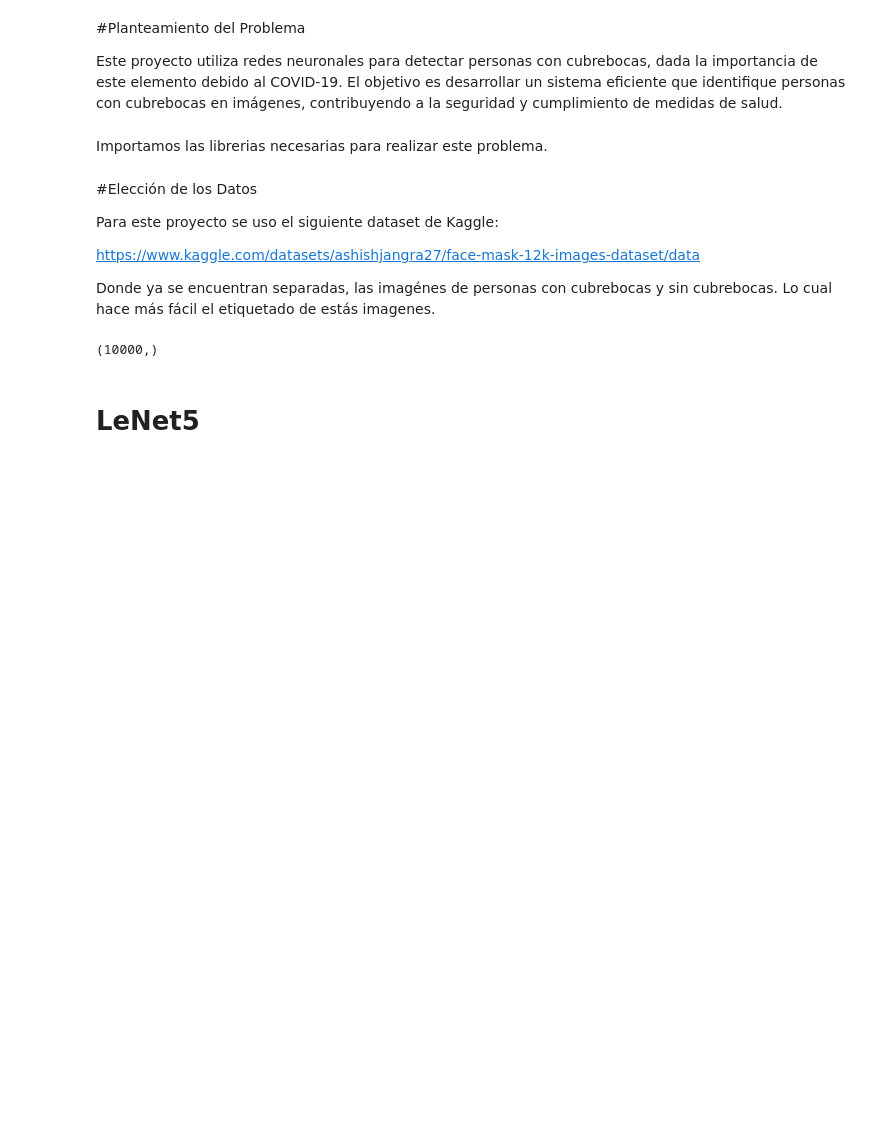
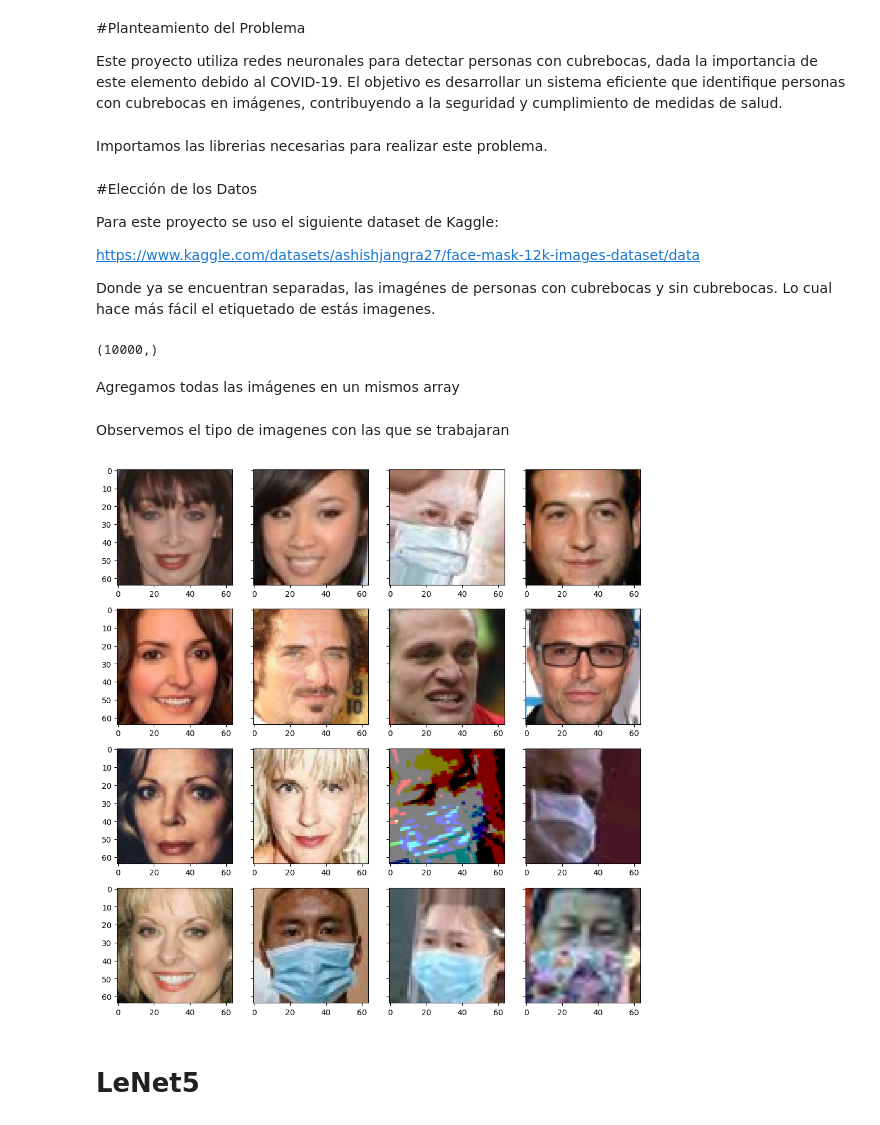
Before and after one commit to DCI-alxogm/ml2023-PotterSR, a Jupyter notebook: ProyectoFinal/ProyectoFinal_ML.ipynb, the cells around one changed output. Saved outputs shown, nothing was run; the diff lists cells and outputs as text; code cells hidden in the pictures; blank space fills up the shorter version.

```diff
--- a/ProyectoFinal/ProyectoFinal_ML.ipynb
+++ b/ProyectoFinal/ProyectoFinal_ML.ipynb
@@ -68,5 +58,7 @@ y = np.hstack([y_yes, y_no])
 y.shape
 # %% [output]
 (10000,)
+# %% [markdown]
+Agregamos todas las imágenes en un mismos array
 # %%
 x_train = np.vstack([images_with_mask, images_without_mask])
@@ -76,2 +65,24 @@ from keras import layers
+# %% [markdown]
+Observemos el tipo de imagenes con las que se trabajaran
+# %%
+index_array = np.arange(len(x_train))
+np.random.shuffle(index_array)
+
+#Obtenemos imagenes acomodadas de forma random
+prueba_x = x_train[index_array]
+
+
+fig, ax = plt.subplots(ncols=4, nrows=4, figsize=(10, 10), sharey=True)
+
+for i in range(16):
+    image = prueba_x[i]
+    row = i // 4
+    col = i % 4
+    ax[row][col].imshow(image)
+
+plt.tight_layout()
+plt.show()
+# %% [output]
+[figure, added]
 # %% [markdown]
 # LeNet5
```
Also changed, not shown: parts of 17 cells of this notebook.
